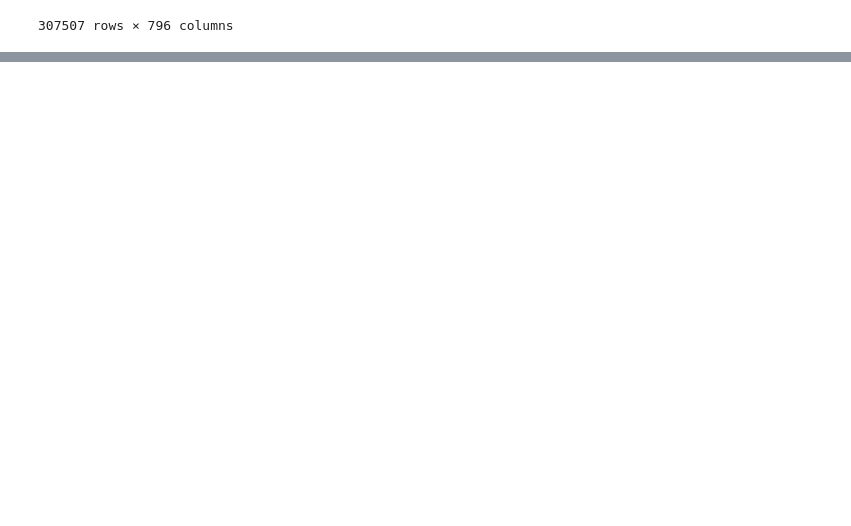
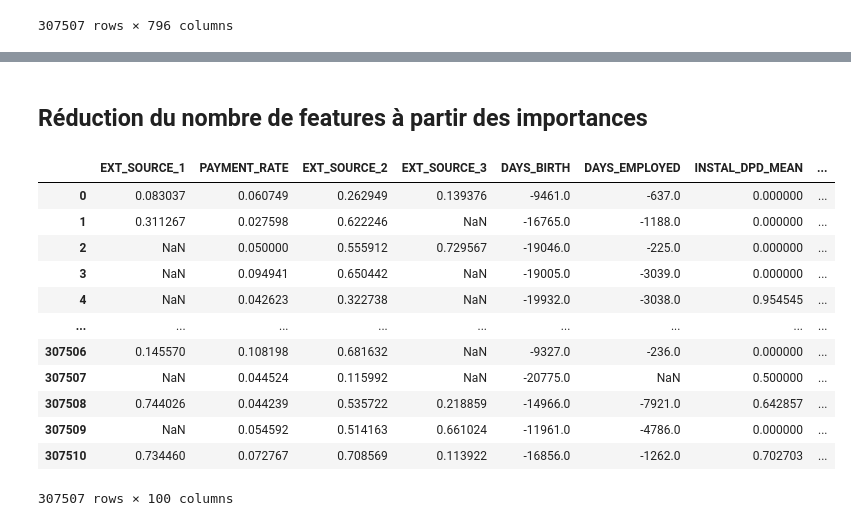
Before and after one commit to sabriatl/Dashboard-Prediction-du-risque-de-defaut-de-paiement, a Jupyter notebook: notebooks_projet/projet_7_notebook.ipynb, the cells around one changed output, grey strips where cells are left out. Drawn from its saved outputs; the diff is of its cells as text; code cells hidden in the pictures; blank space fills up the shorter version.

```diff
--- a/notebooks_projet/projet_7_notebook.ipynb
+++ b/notebooks_projet/projet_7_notebook.ipynb
@@ -888,0 +1097,6 @@ You can set `force_col_wise=true` to remove the overhead.
+# %%
+# Construction le pipeline sklearn
+pipeline = Pipeline(steps=[
+    ("preprocessor", preprocessor),
+    ("model", lgb.LGBMClassifier(class_weight='balanced'))
+])
@@ -888,0 +1169,11 @@ You can set `force_col_wise=true` to remove the overhead.
+# %%
+feature_names = pipeline.named_steps['preprocessor'].get_feature_names_out()
+importances = pipeline.named_steps['model'].feature_importances_
+
+import pandas as pd
+feat_imp = pd.DataFrame({
+    'feature': feature_names,
+    'importance': importances
+}).sort_values(by='importance', ascending=False)
+
+feat_imp["feature"] = feat_imp["feature"].str.replace("^(pipeline__|remainder__|scaler_continuous_features__)","", regex=True)
@@ -888,0 +1213,25 @@ You can set `force_col_wise=true` to remove the overhead.
+# %% [markdown]
+## Réduction du nombre de features à partir des importances
+# %%
+# Récuperer la liste des 100 features les plus importantes
+feat_reduced = feat_imp["feature"].head(100).tolist()
+# %%
+# Reduction du vecteur de features
+X_reduced = X[feat_reduced]
+# %%
+# vérification
+X_reduced
+# %% [output]
+|  | EXT_SOURCE_1 | PAYMENT_RATE | EXT_SOURCE_2 | EXT_SOURCE_3 | DAYS_BIRTH | DAYS_EMPLOYED | INSTAL_DPD_MEAN | ... |
+| 0 | 0.083037 | 0.060749 | 0.262949 | 0.139376 | -9461.0 | -637.0 | 0.000000 | ... |
+| 1 | 0.311267 | 0.027598 | 0.622246 | NaN | -16765.0 | -1188.0 | 0.000000 | ... |
+| 2 | NaN | 0.050000 | 0.555912 | 0.729567 | -19046.0 | -225.0 | 0.000000 | ... |
+| 3 | NaN | 0.094941 | 0.650442 | NaN | -19005.0 | -3039.0 | 0.000000 | ... |
+| 4 | NaN | 0.042623 | 0.322738 | NaN | -19932.0 | -3038.0 | 0.954545 | ... |
+| ... | ... | ... | ... | ... | ... | ... | ... | ... |
+| 307506 | 0.145570 | 0.108198 | 0.681632 | NaN | -9327.0 | -236.0 | 0.000000 | ... |
+| 307507 | NaN | 0.044524 | 0.115992 | NaN | -20775.0 | NaN | 0.500000 | ... |
+| 307508 | 0.744026 | 0.044239 | 0.535722 | 0.218859 | -14966.0 | -7921.0 | 0.642857 | ... |
+| 307509 | NaN | 0.054592 | 0.514163 | 0.661024 | -11961.0 | -4786.0 | 0.000000 | ... |
+| 307510 | 0.734460 | 0.072767 | 0.708569 | 0.113922 | -16856.0 | -1262.0 | 0.702703 | ... |
+307507 rows × 100 columns
```
Also changed, not shown: parts of 40 cells of this notebook.
